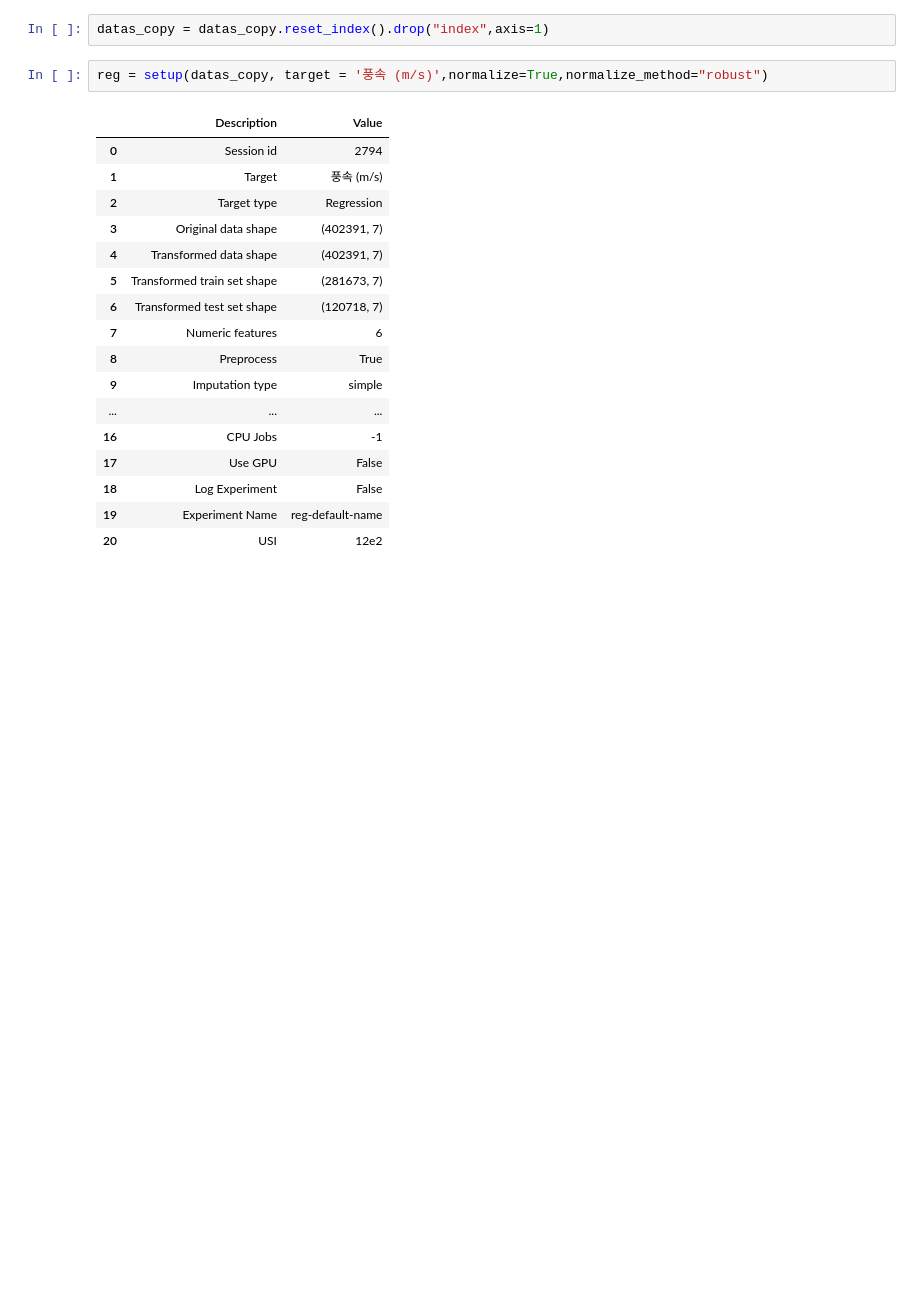
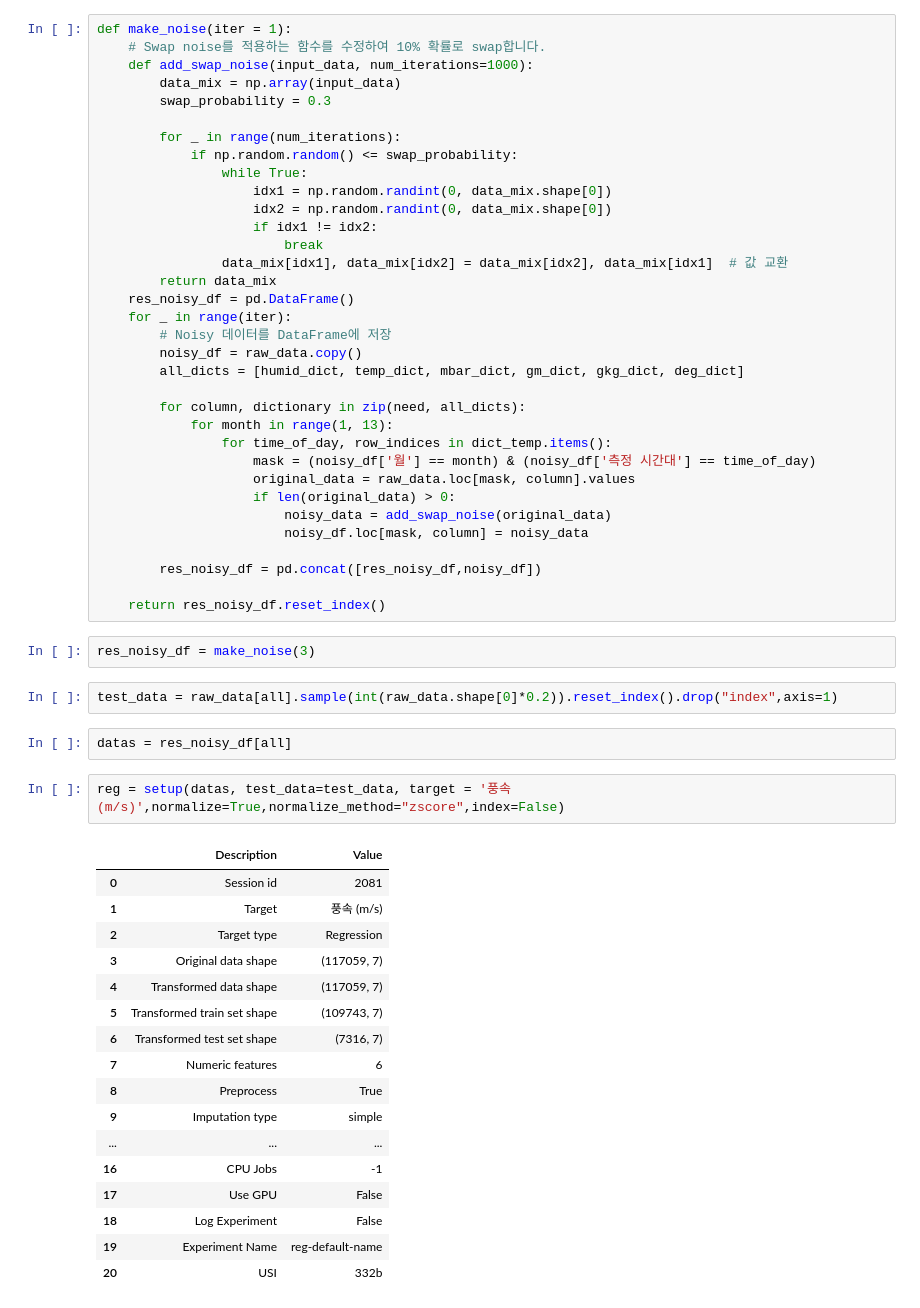
Before and after one commit to YEUNU/dacon_0719, a Jupyter notebook: main.ipynb, the cells around one changed output. Saved outputs shown, nothing was run; the diff lists cells and outputs as text; blank space fills up the shorter version.

```diff
--- a/main.ipynb
+++ b/main.ipynb
@@ -42,16 +62,54 @@ datas_copy
+# %%
+def make_noise(iter = 1):
+    # Swap noise를 적용하는 함수를 수정하여 10% 확률로 swap합니다.
+    def add_swap_noise(input_data, num_iterations=1000):
+        data_mix = np.array(input_data)
+        swap_probability = 0.3
+
+        for _ in range(num_iterations):
+            if np.random.random() <= swap_probability:
+                while True:
+                    idx1 = np.random.randint(0, data_mix.shape[0])
+                    idx2 = np.random.randint(0, data_mix.shape[0])
+                    if idx1 != idx2:
+                        break
+                data_mix[idx1], data_mix[idx2] = data_mix[idx2], data_mix[idx1]  # 값 교환
+        return data_mix
+    res_noisy_df = pd.DataFrame()
+    for _ in range(iter):
+        # Noisy 데이터를 DataFrame에 저장
+        noisy_df = raw_data.copy()
+        all_dicts = [humid_dict, temp_dict, mbar_dict, gm_dict, gkg_dict, deg_dict]
+
+        for column, dictionary in zip(need, all_dicts):
+            for month in range(1, 13):
+                for time_of_day, row_indices in dict_temp.items():
+                    mask = (noisy_df['월'] == month) & (noisy_df['측정 시간대'] == time_of_day)
+                    original_data = raw_data.loc[mask, column].values
+                    if len(original_data) > 0:
+                        noisy_data = add_swap_noise(original_data)
+                        noisy_df.loc[mask, column] = noisy_data
+
+        res_noisy_df = pd.concat([res_noisy_df,noisy_df])
+
+    return res_noisy_df.reset_index()
+# %%
+res_noisy_df = make_noise(3)
 # %%
-datas_copy = datas_copy.reset_index().drop("index",axis=1)
+test_data = raw_data[all].sample(int(raw_data.shape[0]*0.2)).reset_index().drop("index",axis=1)
+# %%
+datas = res_noisy_df[all]
 # %%
-reg = setup(datas_copy, target = '풍속 (m/s)',normalize=True,normalize_method="robust")
+reg = setup(datas, test_data=test_data, target = '풍속 (m/s)',normalize=True,normalize_method="zscore",index=False)
 # %% [output]
 |  | Description | Value |
-| 0 | Session id | 2794 |
+| 0 | Session id | 2081 |
 | 1 | Target | 풍속 (m/s) |
 | 2 | Target type | Regression |
-| 3 | Original data shape | (402391, 7) |
-| 4 | Transformed data shape | (402391, 7) |
-| 5 | Transformed train set shape | (281673, 7) |
-| 6 | Transformed test set shape | (120718, 7) |
+| 3 | Original data shape | (117059, 7) |
+| 4 | Transformed data shape | (117059, 7) |
+| 5 | Transformed train set shape | (109743, 7) |
+| 6 | Transformed test set shape | (7316, 7) |
 | 7 | Numeric features | 6 |
 | 8 | Preprocess | True |
 | 9 | Imputation type | simple |
@@ -60,4 +118,4 @@ reg = setup(datas_copy, target = '풍속 (m/s)',normalize=True,normalize_method=
 | 17 | Use GPU | False |
 | 18 | Log Experiment | False |
 | 19 | Experiment Name | reg-default-name |
-| 20 | USI | 12e2 |
+| 20 | USI | 332b |
```
Also changed, not shown: parts of 16 cells of this notebook, 5 other files.
